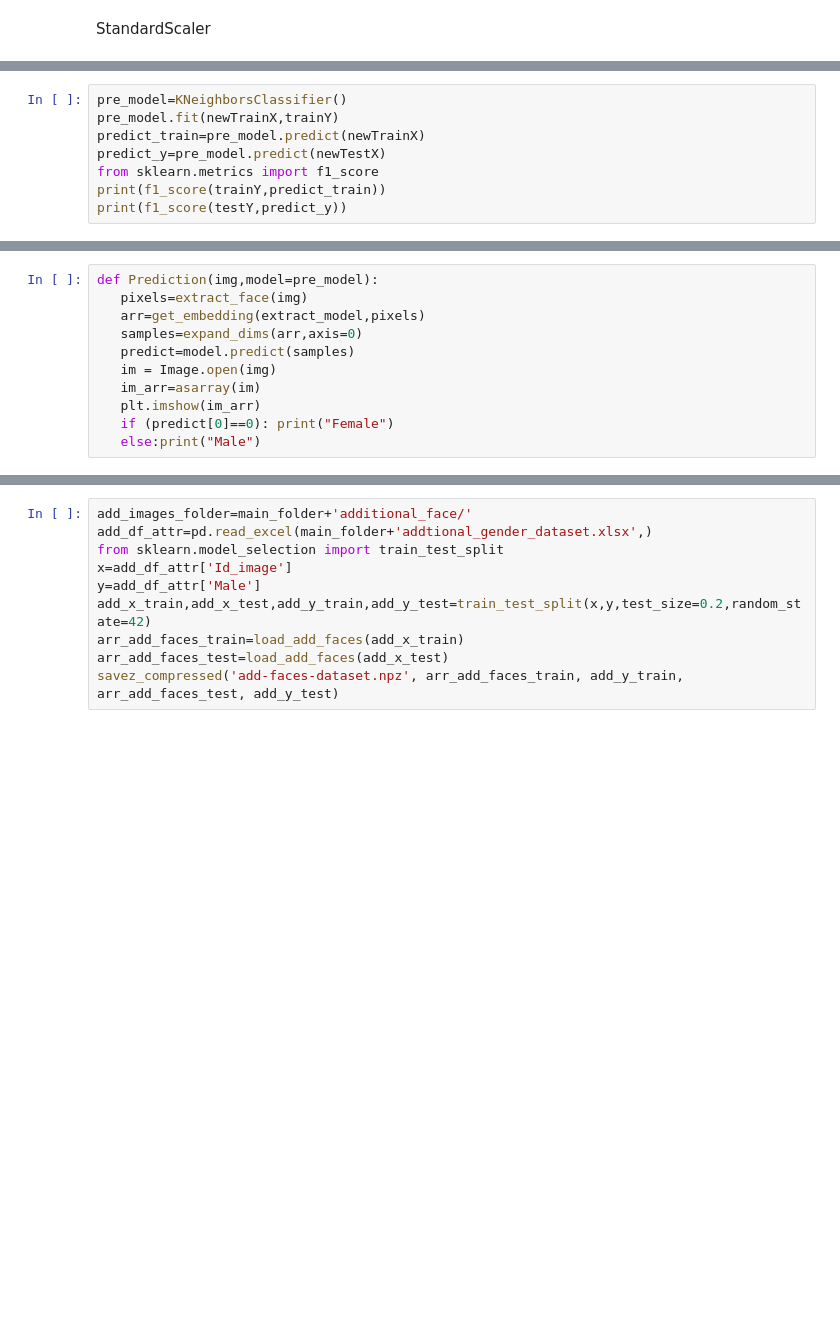
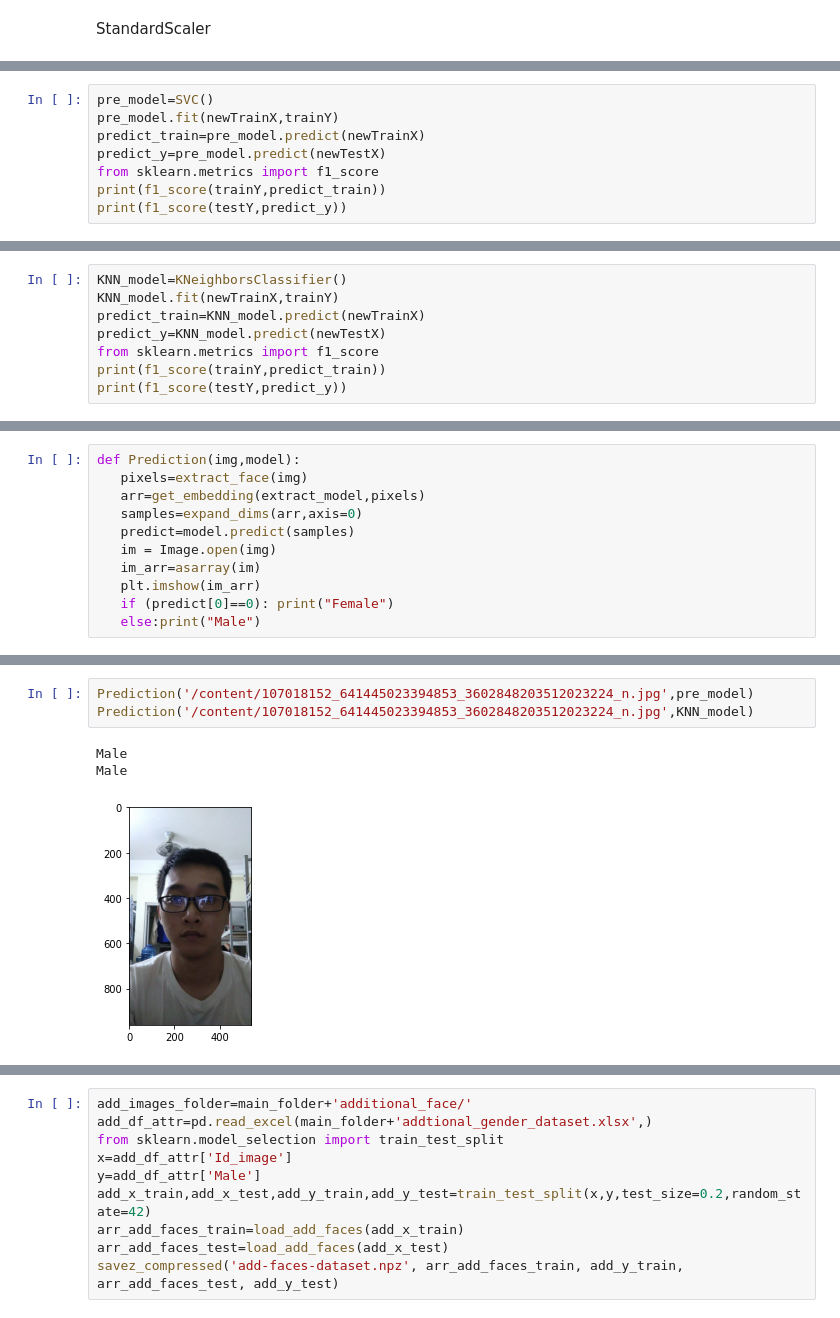
Before and after one commit to lephuocdat2000/-CS114.K21-, a Jupyter notebook: GenderClassification.ipynb, the cells around one changed output, grey strips where cells are left out. Drawn from its saved outputs; the diff is of its cells as text; blank space fills up the shorter version.

```diff
--- a/GenderClassification.ipynb
+++ b/GenderClassification.ipynb
@@ -173,5 +178,5 @@ SVM 0.8017280864851847
 # %%
-pre_model=KNeighborsClassifier()
+pre_model=SVC()
 pre_model.fit(newTrainX,trainY)
 predict_train=pre_model.predict(newTrainX)
 predict_y=pre_model.predict(newTestX)
@@ -183,0 +189,8 @@ print(f1_score(testY,predict_y))
+# %%
+KNN_model=KNeighborsClassifier()
+KNN_model.fit(newTrainX,trainY)
+predict_train=KNN_model.predict(newTrainX)
+predict_y=KNN_model.predict(newTestX)
+from sklearn.metrics import f1_score
+print(f1_score(trainY,predict_train))
+print(f1_score(testY,predict_y))
@@ -184,5 +200,5 @@ print(f1_score(testY,predict_y))
 # %%
-def Prediction(img,model=pre_model):
+def Prediction(img,model):
    pixels=extract_face(img)
    arr=get_embedding(extract_model,pixels)
    samples=expand_dims(arr,axis=0)
@@ -199,2 +217,9 @@ Male
 [figure]
+# %%
+Prediction('/content/107018152_641445023394853_3602848203512023224_n.jpg',pre_model)
+Prediction('/content/107018152_641445023394853_3602848203512023224_n.jpg',KNN_model)
+# %% [output]
+Male
+Male
+[figure, added]
 # %%
```
Also changed, not shown: parts of 34 cells of this notebook.
